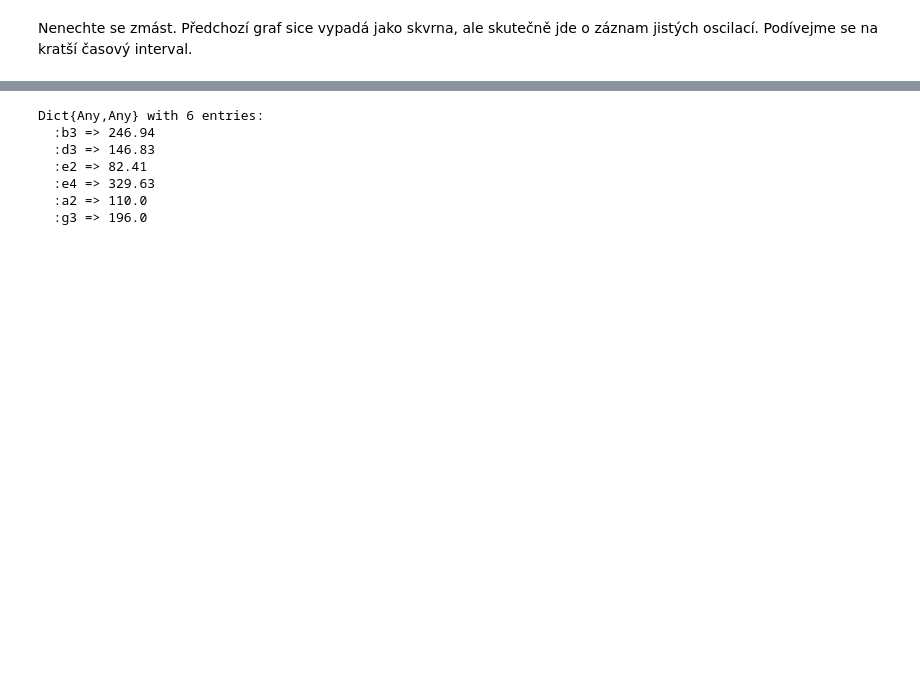
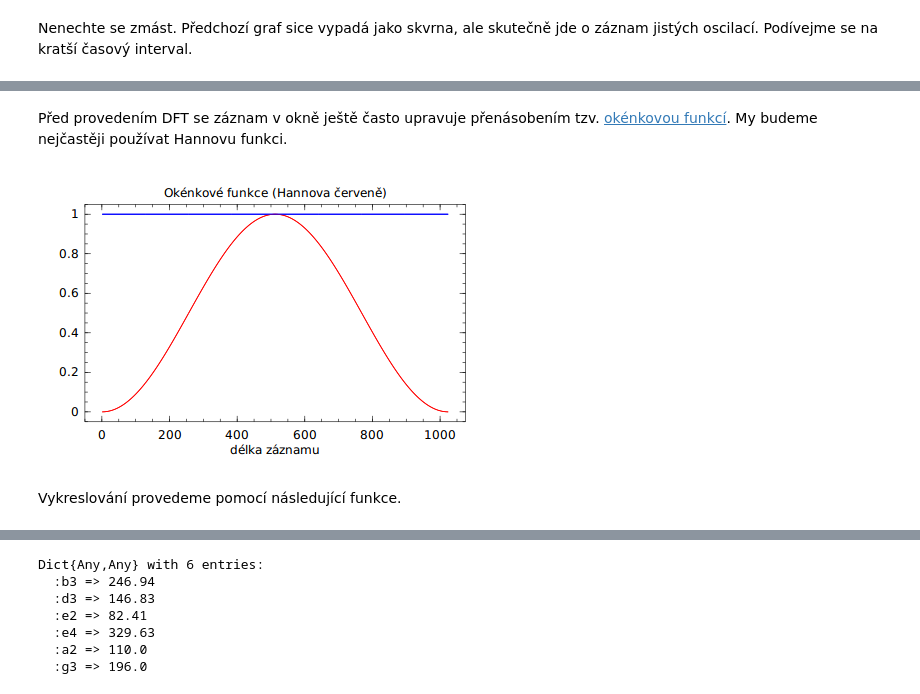
Before and after one commit to kalvotom/julia-examples, a Jupyter notebook: spectrum/spectrum.ipynb, the cells around one changed output, grey strips where cells are left out. Saved outputs shown, nothing was run; the diff lists cells and outputs as text; code cells hidden in the pictures; blank space fills up the shorter version.

```diff
--- a/spectrum/spectrum.ipynb
+++ b/spectrum/spectrum.ipynb
@@ -216,0 +75,15 @@ spec(y[:,1], fs, maxfreq=1000)
+# %%
+# naivní implementace DFT
+function naiveDFT(data::Vector{Complex64})
+    # délka vektoru
+    n = length(data)
+    # alokace paměti pro uložení výsledku
+    ft = Array(Complex64,(n,1))
+    # napočtení složek výsledného vektoru
+    for k in 0:n-1
+        ft[k+1] = sum(j->data[j+1]*exp(-2im*pi*k*j/n),0:n-1)
+    end
+    return ft
+end
+# metoda pro reálný vektor
+naiveDFT(data::Vector{Float64}) = naiveDFT(convert(Vector{Complex64},data))
@@ -216,0 +144,13 @@ spec(y[:,1], fs, maxfreq=1000)
+# %%
+kstart = 3
+klen = 10
+telapsed = Array(Float64,(klen,4))
+for k in kstart:kstart+klen-1
+    data = rand(2^k)
+    telapsed[k-kstart+1,:] = [2^k,
+        mean([@elapsed(naiveDFT(data)) for j in 1:10]),
+        mean([@elapsed(myFFT(data)) for j in 1:10]),
+        mean([@elapsed(fft(data)) for j in 1:10])
+    ]
+end
+println("Done!")
@@ -216,0 +182,22 @@ spec(y[:,1], fs, maxfreq=1000)
+# %% [markdown]
+Před provedením DFT se záznam v okně ještě často upravuje přenásobením tzv. [okénkovou funkcí](http://en.wikipedia.org/wiki/Window_function). My budeme nejčastěji používat Hannovu funkci.
+# %%
+# Hannova okénková funkce
+function hanning(n::Integer)
+    [0.5*(1 - cos(2*pi*k/(n-1))) for k=0:(n-1)]
+end
+# Pravoúhla okénková funkce
+function rectangular(n::Integer)
+    ones(Float64,n)
+end;
+# %%
+hold(true)
+plot(1:1024, hanning(1024),"r")
+plot(1:1024, rectangular(1024),"b")
+hold(false)
+xlabel("délka záznamu")
+title("Okénkové funkce (Hannova červeně)")
+# %% [output]
+[figure, added]
+# %% [markdown]
+ Vykreslování provedeme pomocí následující funkce.
```
Also changed, not shown: parts of 76 cells of this notebook.
